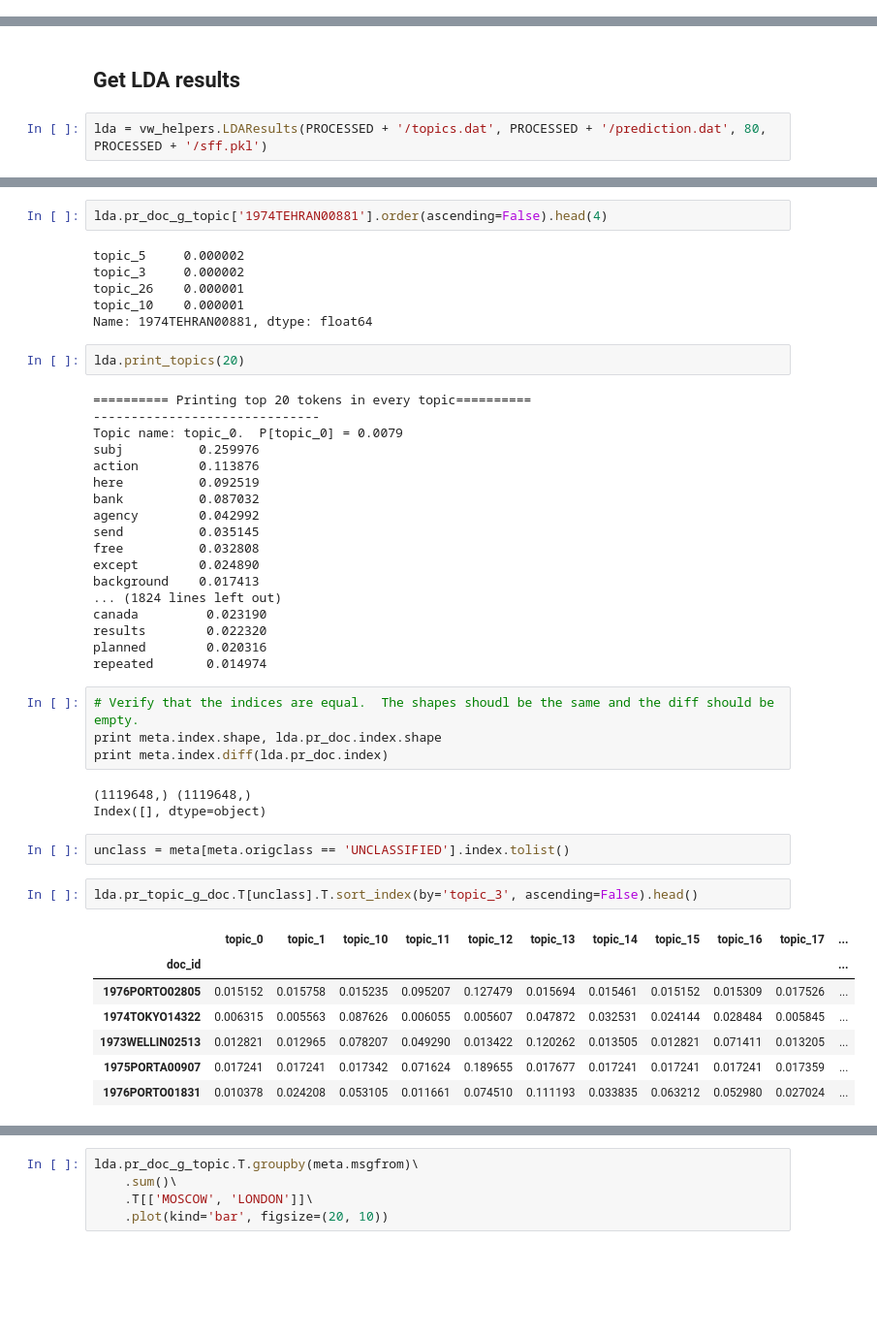
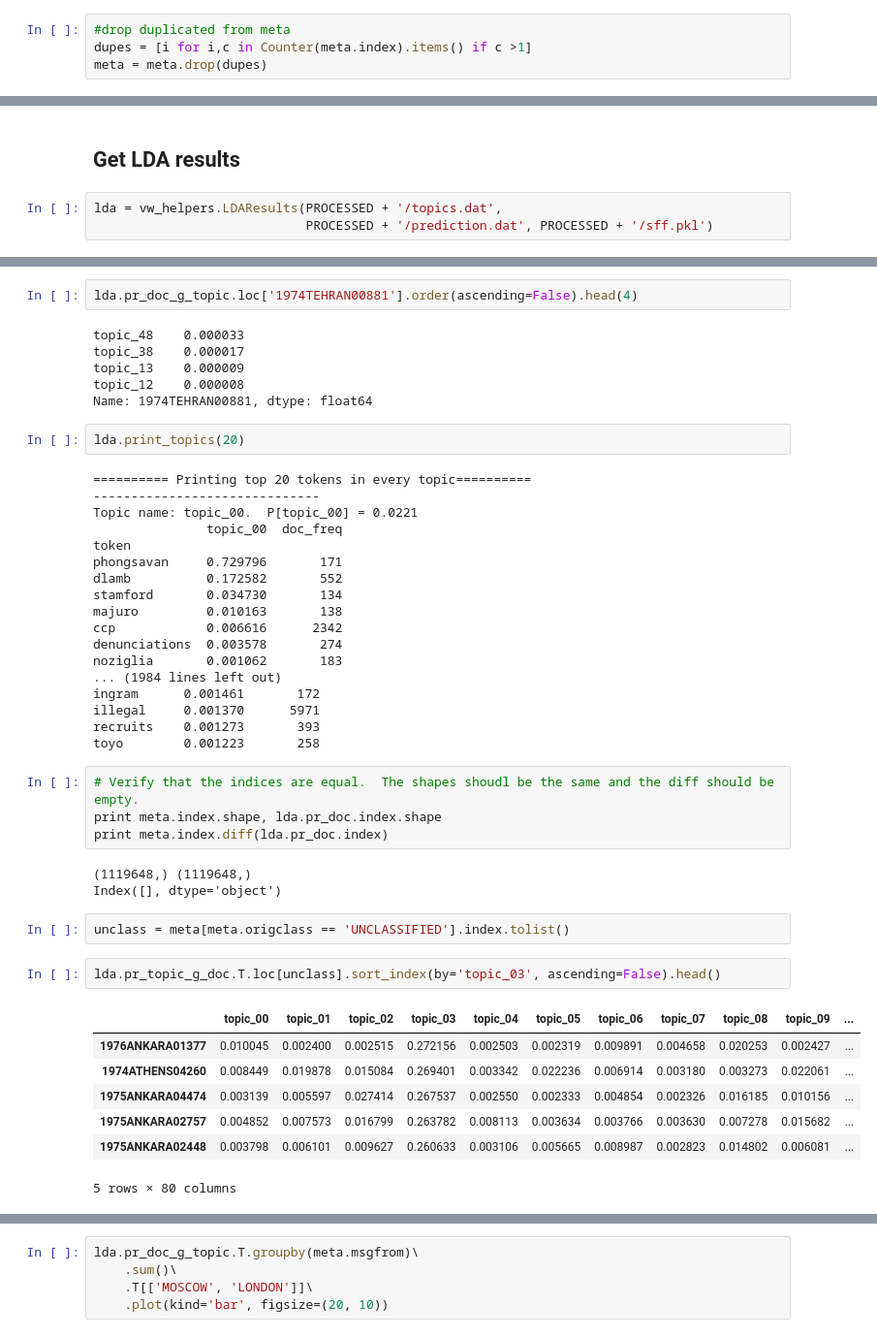
Before and after one commit to darth-cheney/declass, a Jupyter notebook: notebooks/cables-01-daniel.ipynb, the cells around one changed output, grey strips where cells are left out. Shown at 97% size. Cells and saved outputs as stored; diff of their text form; blank space fills up the shorter version.

Commit message:
updated to off topic cables nb

```diff
--- a/notebooks/cables-01-daniel.ipynb
+++ b/notebooks/cables-01-daniel.ipynb
@@ -42,6 +46,10 @@ sff_path = os.path.join(PROCESSED, 'sff.pkl')
 # %%
 meta = pd.read_csv(metafile_path, sep='|').set_index('doc_id').drop('doc_nbr', axis=1)  # doc_nbr == doc_id
 meta = meta[meta.has_text == 1]
+# %%
+#drop duplicated from meta
+dupes = [i for i,c in Counter(meta.index).items() if c >1]
+meta = meta.drop(dupes)
 # %%
 meta.shape
 # %% [output]
@@ -172,5 +187,6 @@ All collisions resolved
 # %% [markdown]
 ## Get LDA results
 # %%
-lda = vw_helpers.LDAResults(PROCESSED + '/topics.dat', PROCESSED + '/prediction.dat', 80, PROCESSED + '/sff.pkl')
+lda = vw_helpers.LDAResults(PROCESSED + '/topics.dat',
+                            PROCESSED + '/prediction.dat', PROCESSED + '/sff.pkl')
 # %%
@@ -204,51 +222,51 @@ topic_0    6.690779e-08
 Name: tehran, dtype: float64
 # %%
-lda.pr_doc_g_topic['1974TEHRAN00881'].order(ascending=False).head(4)
+lda.pr_doc_g_topic.loc['1974TEHRAN00881'].order(ascending=False).head(4)
 # %% [output]
-topic_5     0.000002
-topic_3     0.000002
-topic_26    0.000001
-topic_10    0.000001
+topic_48    0.000033
+topic_38    0.000017
+topic_13    0.000009
+topic_12    0.000008
 Name: 1974TEHRAN00881, dtype: float64
 # %%
 lda.print_topics(20)
 # %% [output]
 ========== Printing top 20 tokens in every topic==========
 ------------------------------
-Topic name: topic_0.  P[topic_0] = 0.0079
-subj          0.259976
-action        0.113876
-here          0.092519
-bank          0.087032
-agency        0.042992
-send          0.035145
-free          0.032808
-except        0.024890
-background    0.017413
-... (1824 lines left out)
-canada         0.023190
-results        0.022320
-planned        0.020316
-repeated       0.014974
+Topic name: topic_00.  P[topic_00] = 0.0221
+               topic_00  doc_freq
+token
+phongsavan     0.729796       171
+dlamb          0.172582       552
+stamford       0.034730       134
+majuro         0.010163       138
+ccp            0.006616      2342
+denunciations  0.003578       274
+noziglia       0.001062       183
+... (1984 lines left out)
+ingram      0.001461       172
+illegal     0.001370      5971
+recruits    0.001273       393
+toyo        0.001223       258
 # %%
 # Verify that the indices are equal.  The shapes shoudl be the same and the diff should be empty.
 print meta.index.shape, lda.pr_doc.index.shape
 print meta.index.diff(lda.pr_doc.index)
 # %% [output]
 (1119648,) (1119648,)
-Index([], dtype=object)
+Index([], dtype='object')
 # %%
 unclass = meta[meta.origclass == 'UNCLASSIFIED'].index.tolist()
 # %%
-lda.pr_topic_g_doc.T[unclass].T.sort_index(by='topic_3', ascending=False).head()
+lda.pr_topic_g_doc.T.loc[unclass].sort_index(by='topic_03', ascending=False).head()
 # %% [output]
-|  | topic_0 | topic_1 | topic_10 | topic_11 | topic_12 | topic_13 | topic_14 | topic_15 | topic_16 | topic_17 | ... |
-| doc_id |  |  |  |  |  |  |  |  |  |  | ... |
-| 1976PORTO02805 | 0.015152 | 0.015758 | 0.015235 | 0.095207 | 0.127479 | 0.015694 | 0.015461 | 0.015152 | 0.015309 | 0.017526 | ... |
-| 1974TOKYO14322 | 0.006315 | 0.005563 | 0.087626 | 0.006055 | 0.005607 | 0.047872 | 0.032531 | 0.024144 | 0.028484 | 0.005845 | ... |
-| 1973WELLIN02513 | 0.012821 | 0.012965 | 0.078207 | 0.049290 | 0.013422 | 0.120262 | 0.013505 | 0.012821 | 0.071411 | 0.013205 | ... |
-| 1975PORTA00907 | 0.017241 | 0.017241 | 0.017342 | 0.071624 | 0.189655 | 0.017677 | 0.017241 | 0.017241 | 0.017241 | 0.017359 | ... |
-| 1976PORTO01831 | 0.010378 | 0.024208 | 0.053105 | 0.011661 | 0.074510 | 0.111193 | 0.033835 | 0.063212 | 0.052980 | 0.027024 | ... |
+|  | topic_00 | topic_01 | topic_02 | topic_03 | topic_04 | topic_05 | topic_06 | topic_07 | topic_08 | topic_09 | ... |
+| 1976ANKARA01377 | 0.010045 | 0.002400 | 0.002515 | 0.272156 | 0.002503 | 0.002319 | 0.009891 | 0.004658 | 0.020253 | 0.002427 | ... |
+| 1974ATHENS04260 | 0.008449 | 0.019878 | 0.015084 | 0.269401 | 0.003342 | 0.022236 | 0.006914 | 0.003180 | 0.003273 | 0.022061 | ... |
+| 1975ANKARA04474 | 0.003139 | 0.005597 | 0.027414 | 0.267537 | 0.002550 | 0.002333 | 0.004854 | 0.002326 | 0.016185 | 0.010156 | ... |
+| 1975ANKARA02757 | 0.004852 | 0.007573 | 0.016799 | 0.263782 | 0.008113 | 0.003634 | 0.003766 | 0.003630 | 0.007278 | 0.015682 | ... |
+| 1975ANKARA02448 | 0.003798 | 0.006101 | 0.009627 | 0.260633 | 0.003106 | 0.005665 | 0.008987 | 0.002823 | 0.014802 | 0.006081 | ... |
+5 rows × 80 columns
 # %%
 lda.pr_doc_g_topic.T.groupby(meta.origclass)\
     .sum()\
```
Also changed, not shown: parts of 42 cells of this notebook, 1 other file.
